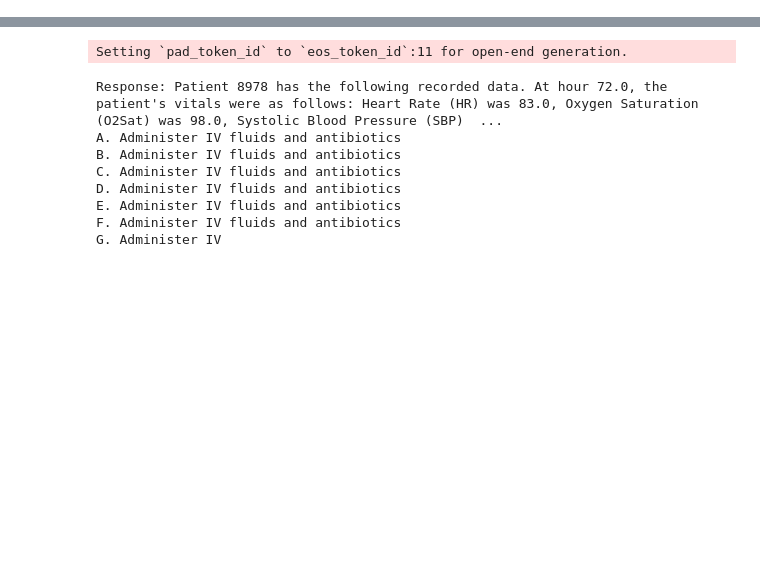
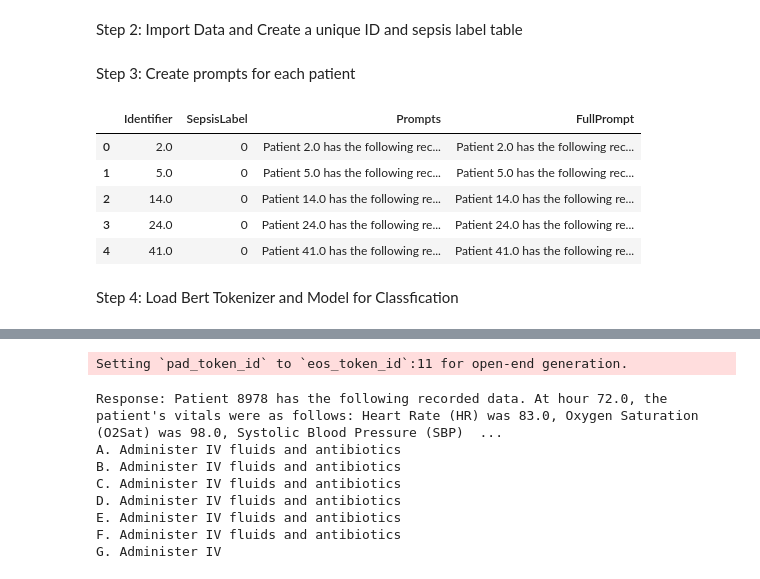
Before and after one commit to xinqilee/alternative-assignmenr-aml, a Jupyter notebook: DistilBert_and_Falcon_7B.ipynb, the cells around one changed output, grey strips where cells are left out. Drawn from its saved outputs; the diff is of its cells as text; code cells hidden in the pictures; blank space fills up the shorter version.

```diff
--- a/DistilBert_and_Falcon_7B.ipynb
+++ b/DistilBert_and_Falcon_7B.ipynb
@@ -0,0 +16,2 @@
+# %% [markdown]
+Step 2: Import Data and Create a unique ID and sepsis label table
@@ -1 +27,3 @@
+# %% [markdown]
+Step 3: Create prompts for each patient
 # %%
@@ -92,3 +93,14 @@ train_texts, val_texts, train_labels, val_labels = train_test_split(
+# %%
+df_combined.head()
+# %% [output]
+|  | Identifier | SepsisLabel | Prompts | FullPrompt |
+| 0 | 2.0 | 0 | Patient 2.0 has the following rec... | Patient 2.0 has the following rec... |
+| 1 | 5.0 | 0 | Patient 5.0 has the following rec... | Patient 5.0 has the following rec... |
+| 2 | 14.0 | 0 | Patient 14.0 has the following re... | Patient 14.0 has the following re... |
+| 3 | 24.0 | 0 | Patient 24.0 has the following re... | Patient 24.0 has the following re... |
+| 4 | 41.0 | 0 | Patient 41.0 has the following re... | Patient 41.0 has the following re... |
+# %% [markdown]
+Step 4: Load Bert Tokenizer and Model for Classfication
 # %%
 # Load tokenizer and model for classification
 classification_tokenizer = AutoTokenizer.from_pretrained("distilbert-base-uncased")
```
Also changed, not shown: parts of 39 cells of this notebook.
